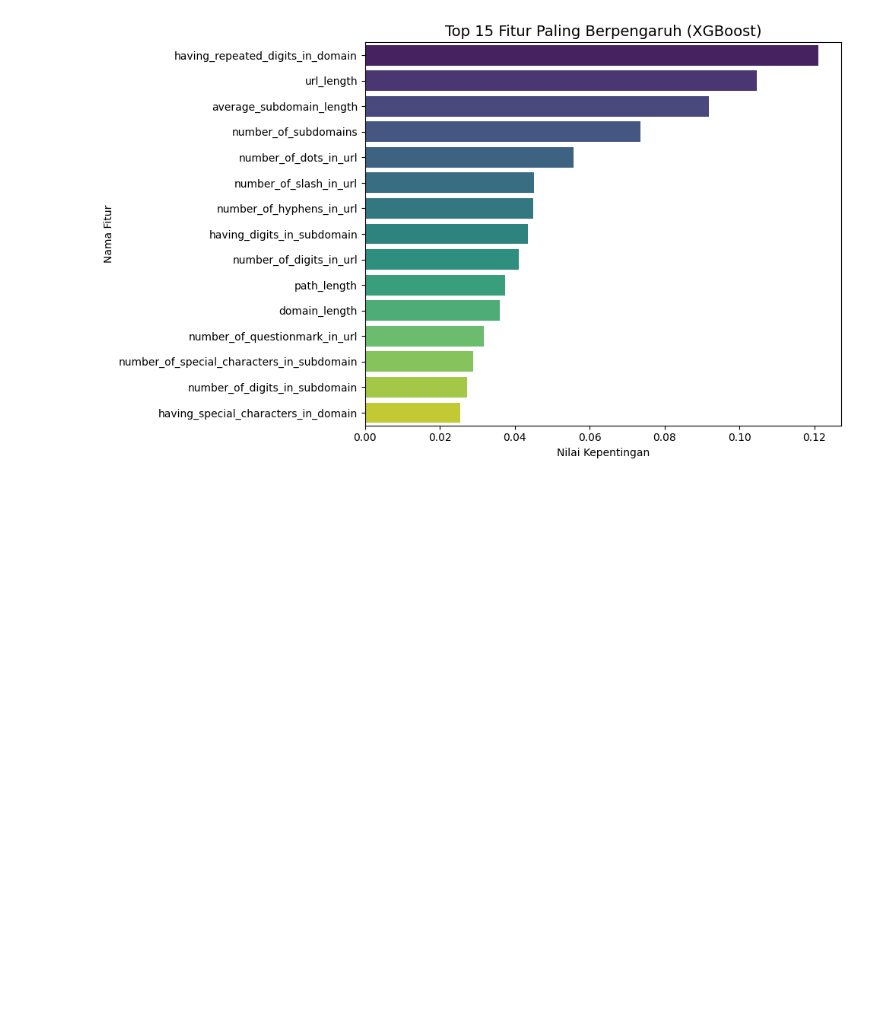
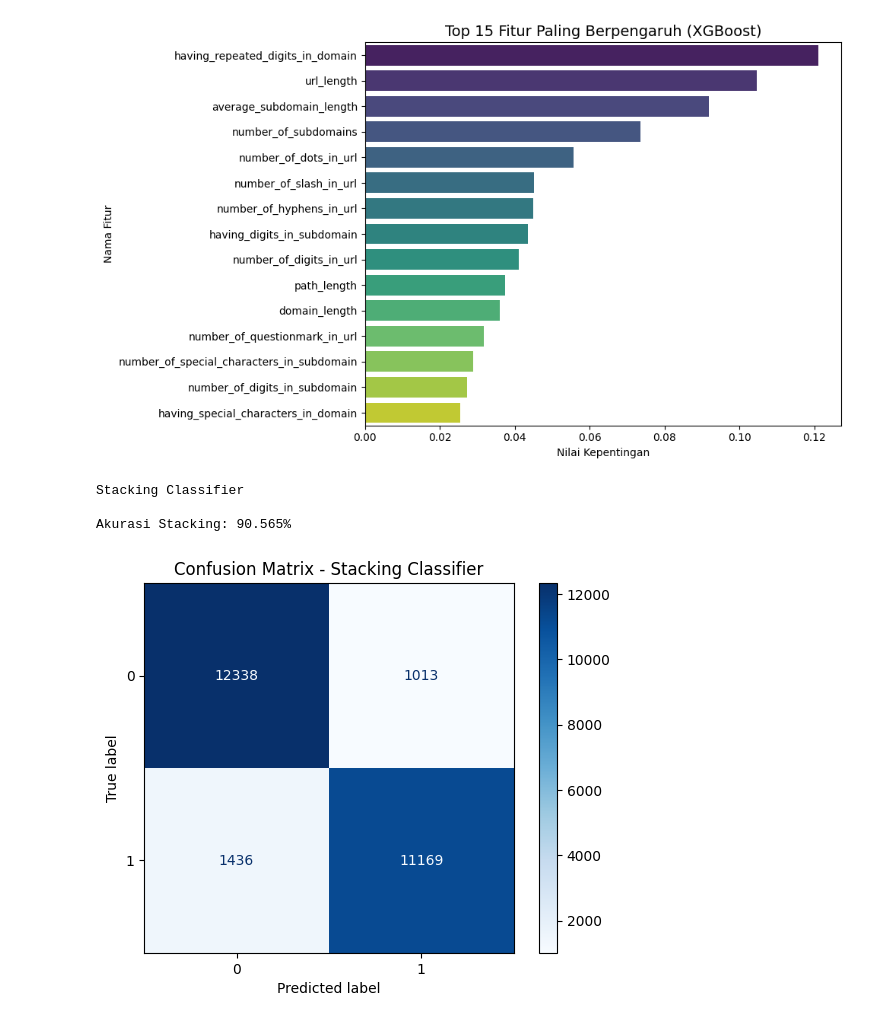
Before and after one commit to Ndzull/FITcomp2026, a Jupyter notebook: mainv2_2.ipynb, the cells around one changed output. Drawn from its saved outputs; the diff is of its cells as text; code cells hidden in the pictures; blank space fills up the shorter version.

Commit message:
stacking

```diff
--- a/mainv2_2.ipynb
+++ b/mainv2_2.ipynb
@@ -281,3 +281,41 @@ Passing `palette` without assigning `hue` is deprecated and will be removed in v
 
   sns.barplot(x='Kepentingan', y='Fitur', data=fitur_penting, palette='viridis')
 [figure]
+# %%
+from sklearn.ensemble import StackingClassifier
+from sklearn.linear_model import LogisticRegression
+
+print("Stacking Classifier")
+
+estimators = [
+    ('rf', RandomForestClassifier(n_estimators=100, random_state=42, n_jobs=-1)),
+    ('hgb', HistGradientBoostingClassifier(random_state=42)),
+    ('xgb', XGBClassifier(eval_metric='logloss', random_state=42, n_jobs=-1))
+]
+
+meta_model = LogisticRegression()
+
+stacking_clf = StackingClassifier(
+    estimators=estimators,
+    final_estimator=meta_model,
+    cv=3,
+    n_jobs=-1
+)
+
+stacking_clf.fit(X_train, y_train)
+
+y_pred_stack = stacking_clf.predict(X_test)
+print(f"\nAkurasi Stacking: {accuracy_score(y_test, y_pred_stack) * 100:.3f}%")
+# %% [output]
+Stacking Classifier
+
+Akurasi Stacking: 90.565%
+# %%
+# confusion matrix untuk stacking
+cm_stack = confusion_matrix(y_test, y_pred_stack)
+disp_stack = ConfusionMatrixDisplay(confusion_matrix=cm_stack, display_labels=stacking_clf.classes_)
+disp_stack.plot(cmap=plt.cm.Blues)
+plt.title('Confusion Matrix - Stacking Classifier')
+plt.show()
+# %% [output]
+[figure, added]
```
